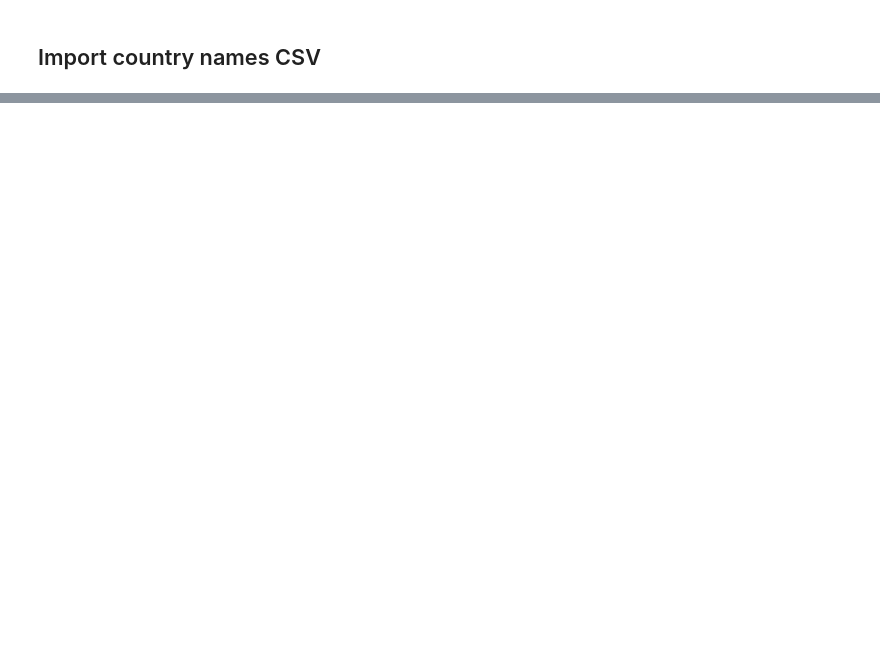
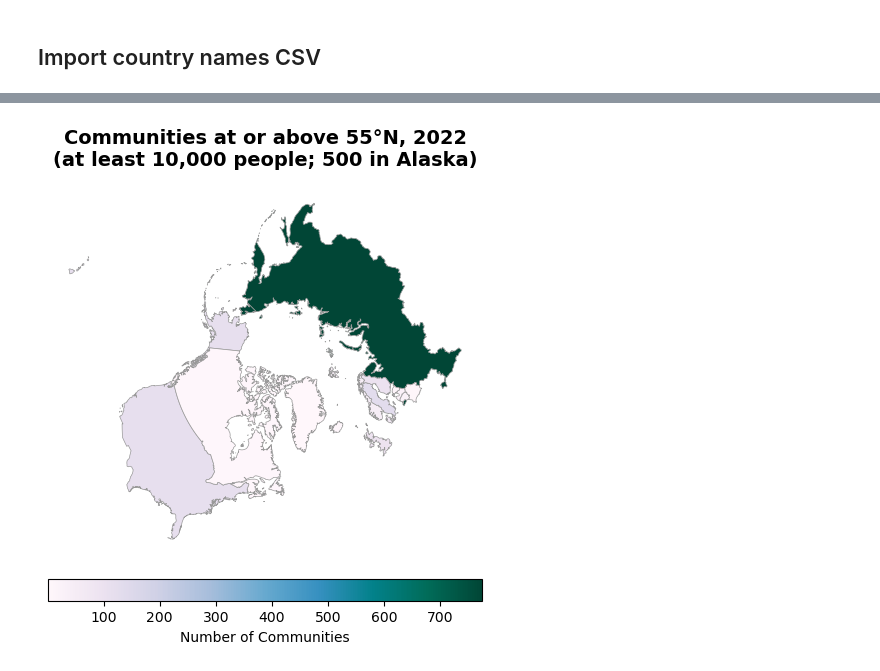
Before and after one commit to cllorey/eds220-in-class, a Jupyter notebook: week-6-merge-reproject-STUDENTS.ipynb, the cells around one changed output, grey strips where cells are left out. Cells and saved outputs as stored; diff of their text form; code cells hidden in the pictures; blank space fills up the shorter version.

```diff
--- a/week-6-merge-reproject-STUDENTS.ipynb
+++ b/week-6-merge-reproject-STUDENTS.ipynb
@@ -59,0 +307,4 @@ country_names.head(3)
+# %%
+# Reproject to a CRS optimized forArctic region
+
+arctic_countries = arctic_countries.to_crs('epsg:3413')
@@ -59,0 +328,30 @@ country_names.head(3)
+# %%
+fig, ax = plt.subplots(figsize=(8, 6))
+
+# Remove the axis for a cleaner map
+ax.axis('off')
+
+# Create choropleth map of communities
+# Plot with refined color and edge style
+arctic_countries.plot(
+    ax=ax,
+    column='n_communities', # Indicates which column to color by
+    cmap='PuBuGn',
+    legend=True,
+    edgecolor="0.6",
+    linewidth=0.5,
+    legend_kwds={
+        "shrink": 0.7,
+        "label": "Number of Communities",
+        "orientation": "horizontal",
+        "pad": 0.05
+    }
+)
+
+# Add title for better context
+ax.set_title('Communities at or above 55°N, 2022\n(at least 10,000 people; 500 in Alaska)',
+             fontsize=14, weight='bold', pad=15)
+
+plt.show()
+# %% [output]
+[figure, added]
```
Also changed, not shown: parts of 27 cells of this notebook, 1 other file.
